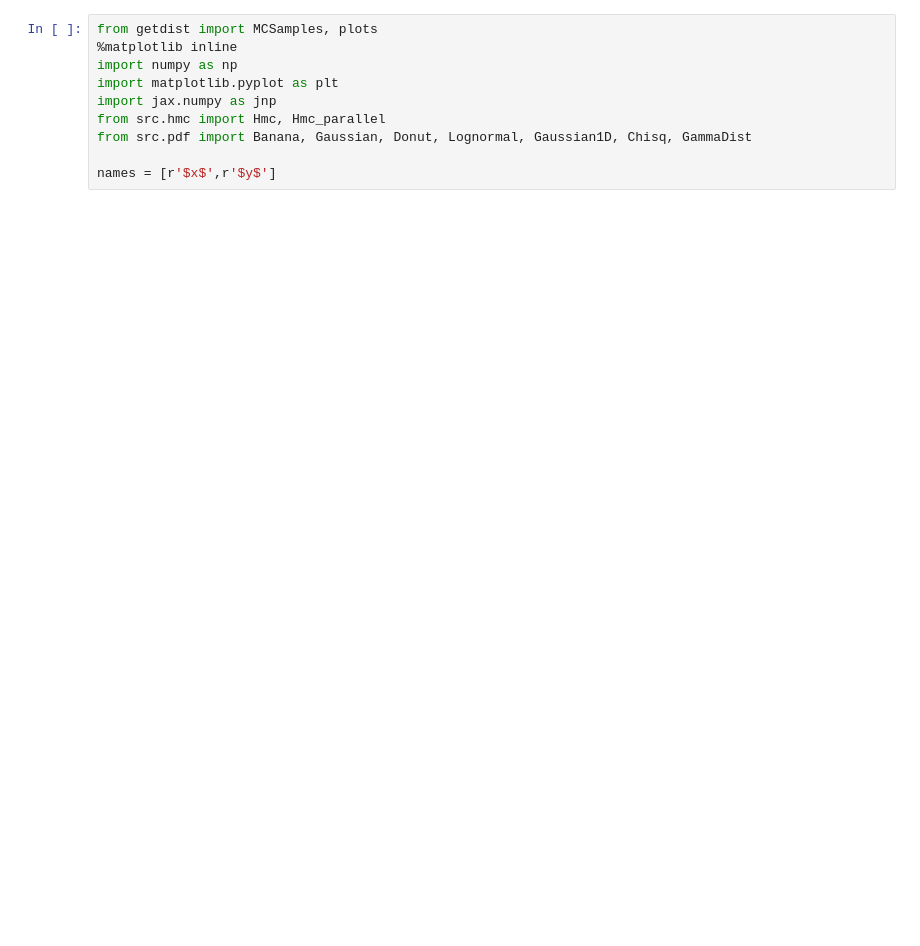
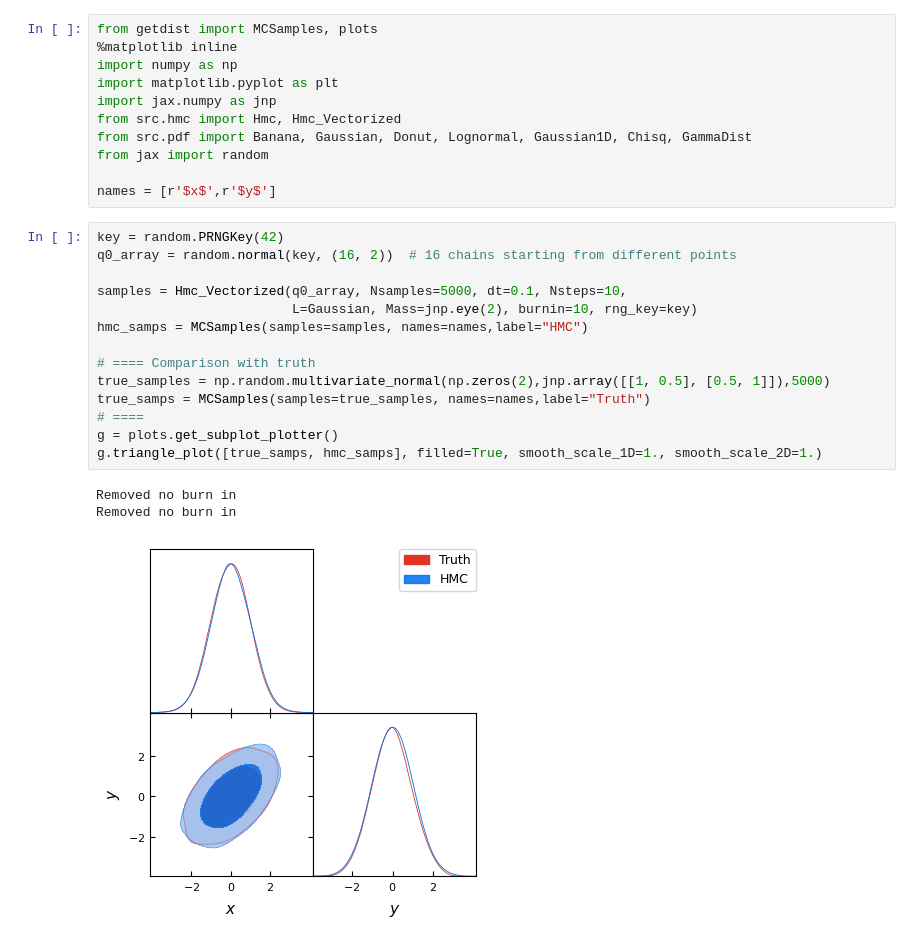
Before and after one commit to ua-2025q3-astr501-513/p1-the-physics-team, a Jupyter notebook: test.ipynb, the cells around one changed output. Drawn from its saved outputs; the diff is of its cells as text; blank space fills up the shorter version.

```diff
--- a/test.ipynb
+++ b/test.ipynb
@@ -4,9 +4,28 @@ from getdist import MCSamples, plots
 import numpy as np
 import matplotlib.pyplot as plt
 import jax.numpy as jnp
-from src.hmc import Hmc, Hmc_parallel
+from src.hmc import Hmc, Hmc_Vectorized
 from src.pdf import Banana, Gaussian, Donut, Lognormal, Gaussian1D, Chisq, GammaDist
+from jax import random
 
 names = [r'$x$',r'$y$']
+# %%
+key = random.PRNGKey(42)
+q0_array = random.normal(key, (16, 2))  # 16 chains starting from different points
+
+samples = Hmc_Vectorized(q0_array, Nsamples=5000, dt=0.1, Nsteps=10,
+                         L=Gaussian, Mass=jnp.eye(2), burnin=10, rng_key=key)
+hmc_samps = MCSamples(samples=samples, names=names,label="HMC")
+
+# ==== Comparison with truth
+true_samples = np.random.multivariate_normal(np.zeros(2),jnp.array([[1, 0.5], [0.5, 1]]),5000)
+true_samps = MCSamples(samples=true_samples, names=names,label="Truth")
+# ====
+g = plots.get_subplot_plotter()
+g.triangle_plot([true_samps, hmc_samps], filled=True, smooth_scale_1D=1., smooth_scale_2D=1.)
+# %% [output]
+Removed no burn in
+Removed no burn in
+[figure, added]
 # %%
 # Ex. Gaussian 1D
```
Also changed, not shown: parts of 7 cells of this notebook, 1 other file.
